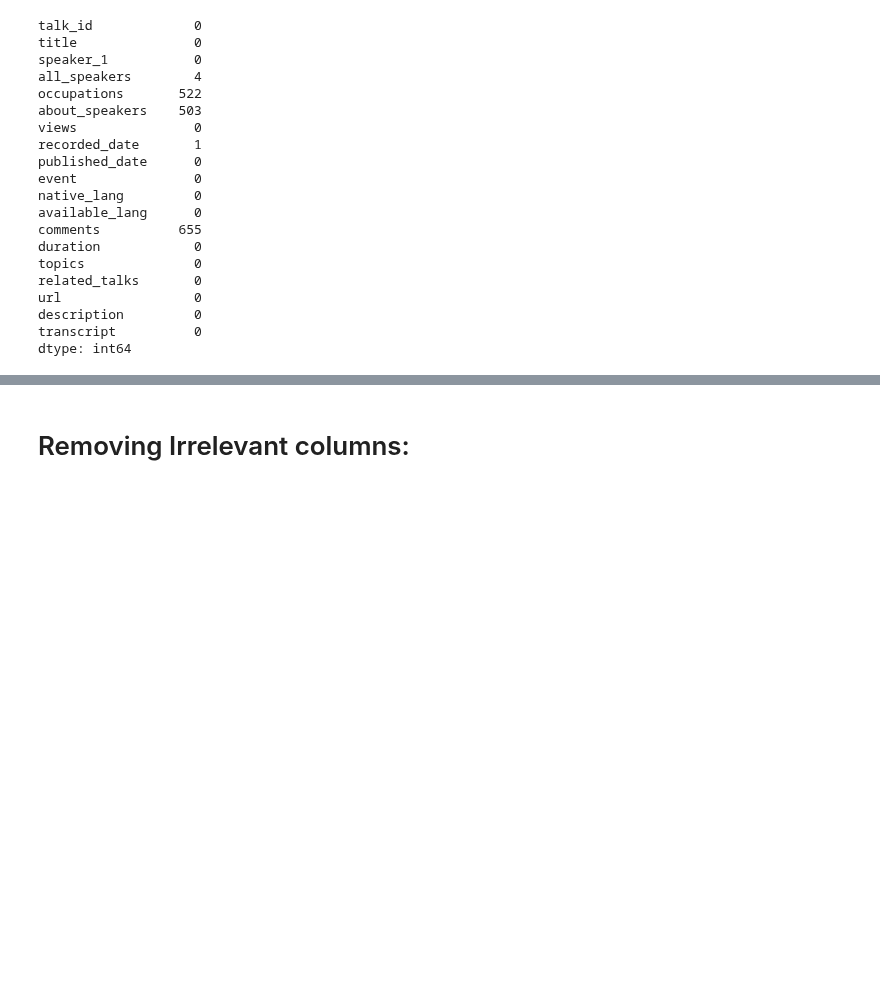
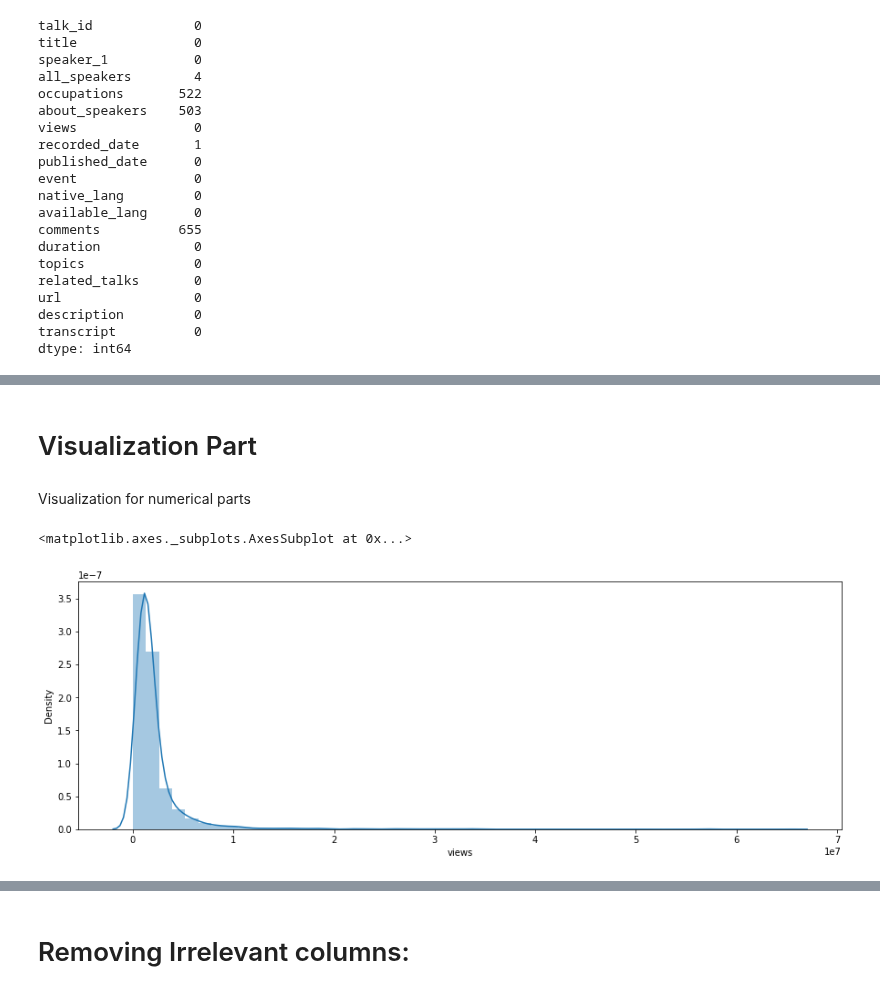
Before and after one commit to sky309/TEDXTALK-Prediction, a Jupyter notebook: Sarvesh_Kumar_Yadav_TedXTalk.ipynb, the cells around one changed output, grey strips where cells are left out. Saved outputs shown, nothing was run; the diff lists cells and outputs as text; code cells hidden in the pictures; blank space fills up the shorter version.

```diff
--- a/Sarvesh_Kumar_Yadav_TedXTalk.ipynb
+++ b/Sarvesh_Kumar_Yadav_TedXTalk.ipynb
@@ -148,2 +173,0 @@ data['occupations'].fillna(str({0:['other']}),inplace=True,axis=0)
-# %%
-data['occupations']=data['occupations'].apply(lambda x:[val for val in ast.literal_eval(x).values() ])
@@ -150,5 +193,3 @@ data['occupations']=data['occupations'].apply(lambda x:[val for val in ast.liter
 # %%
 # Filling null values of all_speakers by speaker_1
 data['all_speakers'].fillna(str({0: [str(data['speaker_1'])]}), inplace=True,axis= 0)
-# %%
-data['about_speakers'].fillna(str({0: str(data['occupations'])}), inplace= True, axis=0)
@@ -220,2 +210,4 @@ today.strftime('%Y-%m-%d')
 data['recorded_date']= pd.to_datetime(data['recorded_date'])
+# %%
+data['recorded_date']= pd.to_datetime(data['recorded_date'])
 # %%
@@ -226,6 +215,3 @@ data['published_date']= pd.to_datetime(data['published_date'])
-# %%
-# Days taken to publish talk
-data['days_taken_to_publish'] = data['published_date'] - data['recorded_date']
 # %%
 # Period of day's talk has been published:
 last_publishing_date = data['published_date'].max()
@@ -233,0 +220,11 @@ data['time_since_published'] = last_publishing_date - pd.DatetimeIndex(data['pub
+# %% [markdown]
+# Visualization Part
+# %% [markdown]
+Visualization for numerical parts
+# %%
+#visualizing the distplot of views:
+plt.figure(figsize=(15,5))
+sns.distplot(data['views'])
+# %% [output]
+<matplotlib.axes._subplots.AxesSubplot at 0x...>
+[figure, added]
```
Also changed, not shown: parts of 207 cells of this notebook.
